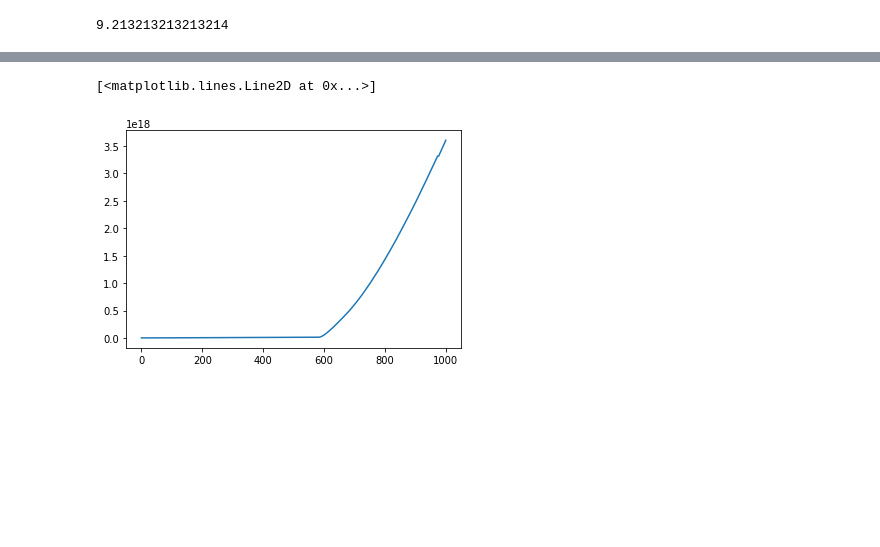
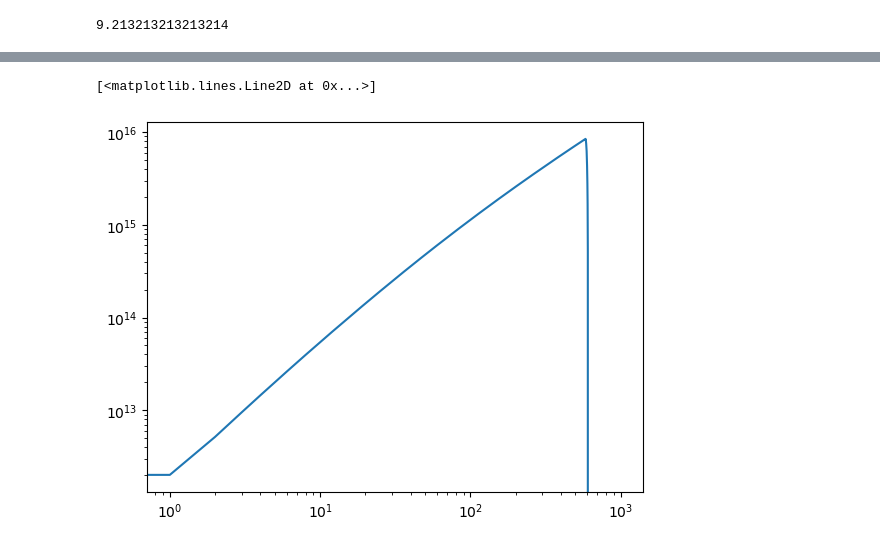
Before and after one commit to KKamp2015/Astro2Project, a Jupyter notebook: Checking.ipynb, the cells around one changed output, grey strips where cells are left out. Drawn from its saved outputs; the diff is of its cells as text; code cells hidden in the pictures; blank space fills up the shorter version.

```diff
--- a/Checking.ipynb
+++ b/Checking.ipynb
@@ -120,5 +120,5 @@ Table length=1001
 # %%
-plt.plot(DATA['ISM']+DATA['Stars'])
+plt.loglog(DATA['ISM']+DATA['Stars'])
 # %% [output]
 [<matplotlib.lines.Line2D at 0x...>]
-[figure, old version]
+[figure, new version]
```
Also changed, not shown: parts of 1 cell of this notebook, 5 other files.
